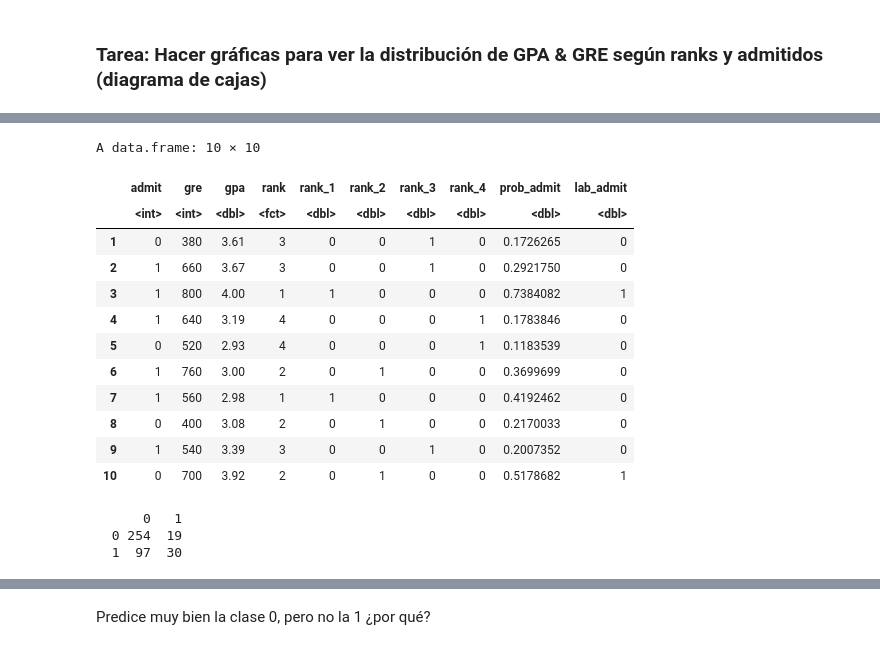
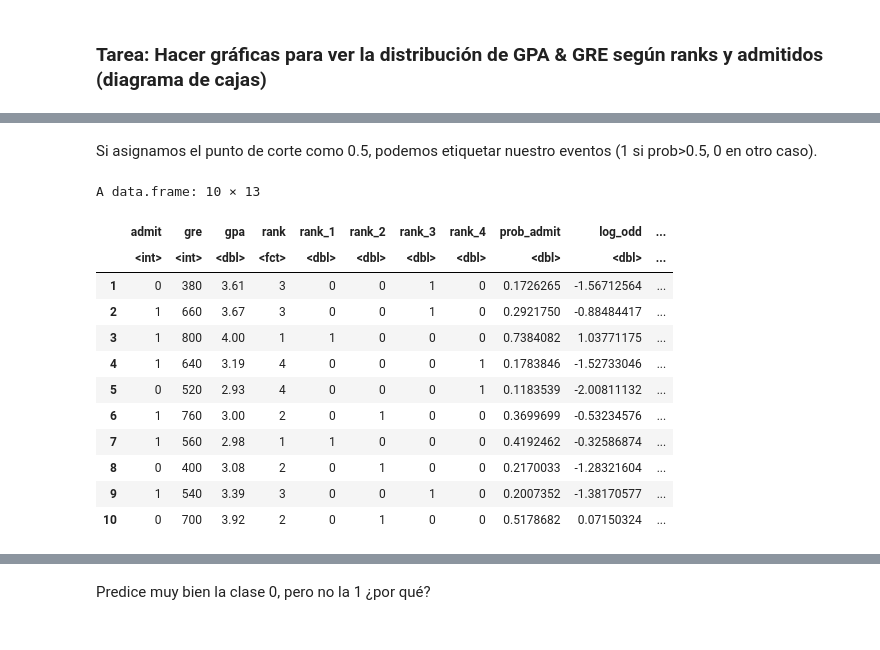
Before and after one commit to aramseries/Regresion_logistica, a Jupyter notebook: Regresion_logis.ipynb, the cells around one changed output, grey strips where cells are left out. Drawn from its saved outputs; the diff is of its cells as text; code cells hidden in the pictures.

```diff
--- a/Regresion_logis.ipynb
+++ b/Regresion_logis.ipynb
@@ -400,5 +476,6 @@ Number of Fisher Scoring iterations: 4
 # %%
-logit4=glm(admit~gre+gpa+rank_1+rank_2+rank_3,data=mydata,family='binomial')
+#Variable pivote rango=4, contrastando con rango=4
+logit4=glm(admit~gre+gpa+rank_1+rank_2+rank_3,data=admission,family='binomial')
 summary(logit4)
 #https://www.theanalysisfactor.com/odds-ratio-categorical-predictor/
 # %% [output]
@@ -438,0 +517,2 @@ A data.frame: 10 × 9
+# %%
+admission=admission[,(1:8)]
@@ -438,0 +521,5 @@ A data.frame: 10 × 9
+# %%
+admission$prob_admit=predict(logit4,admission,type='response') #probabilidad del evento, en términos de Y
+admission$log_odd=predict(logit3,admission,type='link') #logs odd ratio, está en términos de mi modelo lineal
+#¿Cómo haría el odds ratio?
+head(admission,10)
@@ -438,0 +540,3 @@ A data.frame: 10 × 9
+# %%
+admission$odds_ratio=exp(admission$log_odd)
+head(admission,10)
@@ -439,24 +557,20 @@ A data.frame: 10 × 9
+# %% [markdown]
+Si asignamos el punto de corte como 0.5, podemos etiquetar nuestro eventos (1 si prob>0.5, 0 en otro caso).
 # %%
-mydata$lab_admit=ifelse(mydata$prob_admit>0.5,1,0)
-head(mydata,10)
+admission$lab_admit=ifelse(admission$prob_admit>0.5,1,0)
+admission$pred_logical=ifelse(admission$admit==admission$lab_admit,TRUE,FALSE)
+head(admission,10)
 # %% [output]
-A data.frame: 10 × 10
+A data.frame: 10 × 13
-|  | admit | gre | gpa | rank | rank_1 | rank_2 | rank_3 | rank_4 | prob_admit | lab_admit |
-|  | <int> | <int> | <dbl> | <fct> | <dbl> | <dbl> | <dbl> | <dbl> | <dbl> | <dbl> |
-| 1 | 0 | 380 | 3.61 | 3 | 0 | 0 | 1 | 0 | 0.1726265 | 0 |
-| 2 | 1 | 660 | 3.67 | 3 | 0 | 0 | 1 | 0 | 0.2921750 | 0 |
-| 3 | 1 | 800 | 4.00 | 1 | 1 | 0 | 0 | 0 | 0.7384082 | 1 |
-| 4 | 1 | 640 | 3.19 | 4 | 0 | 0 | 0 | 1 | 0.1783846 | 0 |
-| 5 | 0 | 520 | 2.93 | 4 | 0 | 0 | 0 | 1 | 0.1183539 | 0 |
-| 6 | 1 | 760 | 3.00 | 2 | 0 | 1 | 0 | 0 | 0.3699699 | 0 |
-| 7 | 1 | 560 | 2.98 | 1 | 1 | 0 | 0 | 0 | 0.4192462 | 0 |
-| 8 | 0 | 400 | 3.08 | 2 | 0 | 1 | 0 | 0 | 0.2170033 | 0 |
-| 9 | 1 | 540 | 3.39 | 3 | 0 | 0 | 1 | 0 | 0.2007352 | 0 |
-| 10 | 0 | 700 | 3.92 | 2 | 0 | 1 | 0 | 0 | 0.5178682 | 1 |
+|  | admit | gre | gpa | rank | rank_1 | rank_2 | rank_3 | rank_4 | prob_admit | log_odd | ... |
+|  | <int> | <int> | <dbl> | <fct> | <dbl> | <dbl> | <dbl> | <dbl> | <dbl> | <dbl> | ... |
+| 1 | 0 | 380 | 3.61 | 3 | 0 | 0 | 1 | 0 | 0.1726265 | -1.56712564 | ... |
+| 2 | 1 | 660 | 3.67 | 3 | 0 | 0 | 1 | 0 | 0.2921750 | -0.88484417 | ... |
+| 3 | 1 | 800 | 4.00 | 1 | 1 | 0 | 0 | 0 | 0.7384082 | 1.03771175 | ... |
+| 4 | 1 | 640 | 3.19 | 4 | 0 | 0 | 0 | 1 | 0.1783846 | -1.52733046 | ... |
+| 5 | 0 | 520 | 2.93 | 4 | 0 | 0 | 0 | 1 | 0.1183539 | -2.00811132 | ... |
+| 6 | 1 | 760 | 3.00 | 2 | 0 | 1 | 0 | 0 | 0.3699699 | -0.53234576 | ... |
+| 7 | 1 | 560 | 2.98 | 1 | 1 | 0 | 0 | 0 | 0.4192462 | -0.32586874 | ... |
+| 8 | 0 | 400 | 3.08 | 2 | 0 | 1 | 0 | 0 | 0.2170033 | -1.28321604 | ... |
+| 9 | 1 | 540 | 3.39 | 3 | 0 | 0 | 1 | 0 | 0.2007352 | -1.38170577 | ... |
+| 10 | 0 | 700 | 3.92 | 2 | 0 | 1 | 0 | 0 | 0.5178682 | 0.07150324 | ... |
-# %%
-matrix_val=table(mydata$admit,mydata$lab_admit)
-matrix_val
-# %% [output]
-      0   1
-  0 254  19
-  1  97  30
```
Also changed, not shown: parts of 64 cells of this notebook.
